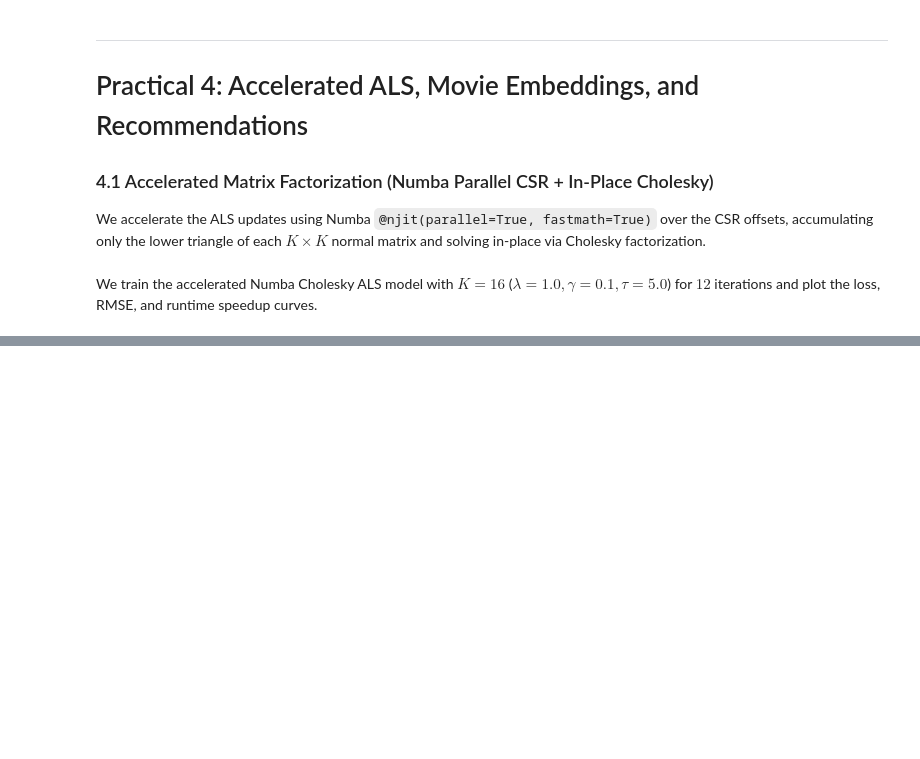
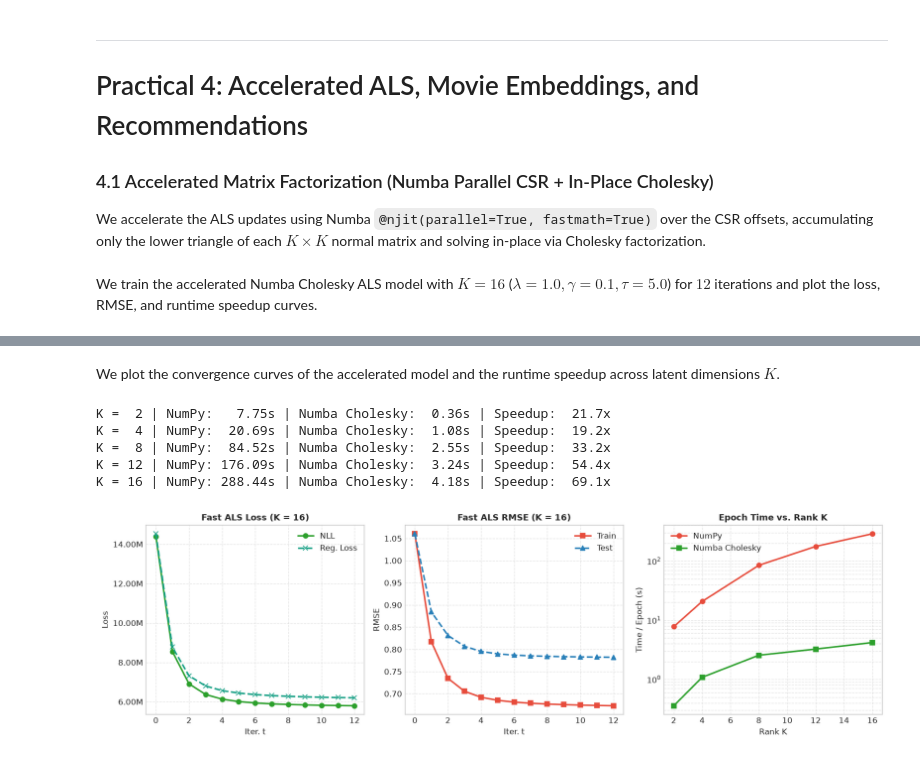
Before and after one commit to joelinator/movielens-32m-recommender, a Jupyter notebook: MovieLens_Practicals.ipynb, the cells around one changed output, grey strips where cells are left out. Drawn from its saved outputs; the diff is of its cells as text; code cells hidden in the pictures; blank space fills up the shorter version.

Commit message:
Benchmark Numba parallel vs serial and batched NumPy epoch times

```diff
--- a/MovieLens_Practicals.ipynb
+++ b/MovieLens_Practicals.ipynb
@@ -796,3 +796,78 @@ Iter 10 | NLL:  5,822,247.15 | Total Loss:  6,230,596.50 | Train RMSE: 0.6744 |
 Iter 11 | NLL:  5,808,229.51 | Total Loss:  6,213,986.57 | Train RMSE: 0.6736 | Test RMSE: 0.7825 (3.06s)
 Iter 12 | NLL:  5,797,079.87 | Total Loss:  6,200,628.58 | Train RMSE: 0.6729 | Test RMSE: 0.7821 (2.99s)
 Accelerated Numba Cholesky ALS finished in 35.24s.
+# %% [markdown]
+We plot the convergence curves of the accelerated model and the runtime speedup across latent dimensions $K$.
+# %%
+# Measure epoch runtime across K for Batched NumPy vs Accelerated Numba Cholesky
+k_bench = [2, 4, 8, 12, 16]
+numpy_sec = []
+numba_sec = []
+
+u_bp_bench = get_breakpoints(train_data["users_offsets"], chunk_size=250_000)
+m_bp_bench = get_breakpoints(train_data["movies_offsets"], chunk_size=250_000)
+
+for k_val in k_bench:
+    u_e, u_b, m_e, m_b = init_pmf_params(n_users, n_movies, emb_dim=k_val, tau=tau_p4)
+
+    # Time 1 full epoch of Batched NumPy ALS
+    t0_np = time.perf_counter()
+    update_entities(u_b, u_e, m_b, m_e,
+                    train_data["users_ratings"], train_data["users_ids"], train_data["users_movies"],
+                    u_ids, u_inv_idx, u_counts, u_bp_bench, mu, lambdda_p4, gamma_p4, tau_p4)
+    update_entities(m_b, m_e, u_b, u_e,
+                    train_data["movies_ratings"], train_data["movies_ids"], train_data["movies_users"],
+                    m_ids, m_inv_idx, m_counts, m_bp_bench, mu, lambdda_p4, gamma_p4, tau_p4)
+    dt_np = time.perf_counter() - t0_np
+    numpy_sec.append(dt_np)
+
+    # Time 1 full epoch of Accelerated Numba Cholesky ALS
+    t0_nb = time.perf_counter()
+    update_entities_numba(u_b, u_e, m_b, m_e,
+                          train_data["users_offsets"], train_data["users_movies"], train_data["users_ratings"],
+                          mu, lambdda_p4, gamma_p4, tau_p4)
+    update_entities_numba(m_b, m_e, u_b, u_e,
+                          train_data["movies_offsets"], train_data["movies_users"], train_data["movies_ratings"],
+                          mu, lambdda_p4, gamma_p4, tau_p4)
+    dt_nb = time.perf_counter() - t0_nb
+    numba_sec.append(dt_nb)
+    print(f"K = {k_val:2d} | NumPy: {dt_np:6.2f}s | Numba Cholesky: {dt_nb:5.2f}s | Speedup: {dt_np / dt_nb:5.1f}x")
+
+fig, axes = plt.subplots(1, 3, figsize=(14, 4.2))
+iters_p4 = np.arange(len(p4_loss_hist))
+
+axes[0].plot(iters_p4, p4_nll_hist, marker='o', linewidth=2, color="#2ca02c", label="NLL")
+axes[0].plot(iters_p4, p4_loss_hist, marker='x', linestyle="--", linewidth=2, color="#16a085", label="Reg. Loss")
+axes[0].set_title(f"Fast ALS Loss (K = {emb_dim_p4})", fontsize=11, fontweight="bold")
+axes[0].set_xlabel("Iter. t")
+axes[0].set_ylabel("Loss")
+axes[0].yaxis.set_major_formatter(plt.FuncFormatter(lambda x, p: f'{x*1e-6:.2f}M'))
+axes[0].legend(frameon=False)
+axes[0].grid(True, linestyle="--", alpha=0.5)
+
+axes[1].plot(iters_p4, p4_tr_rmse, marker='s', linewidth=2, color="#e74c3c", label="Train")
+axes[1].plot(iters_p4, p4_te_rmse, marker='^', linestyle="--", linewidth=2, color="#2980b9", label="Test")
+axes[1].set_title(f"Fast ALS RMSE (K = {emb_dim_p4})", fontsize=11, fontweight="bold")
+axes[1].set_xlabel("Iter. t")
+axes[1].set_ylabel("RMSE")
+axes[1].legend(frameon=False)
+axes[1].grid(True, linestyle="--", alpha=0.5)
+
+axes[2].plot(k_bench, numpy_sec, marker='o', linewidth=2, color="#e74c3c", label="NumPy")
+axes[2].plot(k_bench, numba_sec, marker='s', linewidth=2, color="#2ca02c", label="Numba Cholesky")
+axes[2].set_yscale("log")
+axes[2].set_title("Epoch Time vs. Rank K", fontsize=11, fontweight="bold")
+axes[2].set_xlabel("Rank K")
+axes[2].set_ylabel("Time / Epoch (s)")
+axes[2].legend(frameon=False)
+axes[2].grid(True, which="both", linestyle="--", alpha=0.5)
+
+plt.tight_layout()
+plt.show()
+# %% [output]
+K =  2 | NumPy:   7.75s | Numba Cholesky:  0.36s | Speedup:  21.7x
+K =  4 | NumPy:  20.69s | Numba Cholesky:  1.08s | Speedup:  19.2x
+K =  8 | NumPy:  84.52s | Numba Cholesky:  2.55s | Speedup:  33.2x
+K = 12 | NumPy: 176.09s | Numba Cholesky:  3.24s | Speedup:  54.4x
+K = 16 | NumPy: 288.44s | Numba Cholesky:  4.18s | Speedup:  69.1x
+[figure, added]
```
Also changed, not shown: 2 other files.
